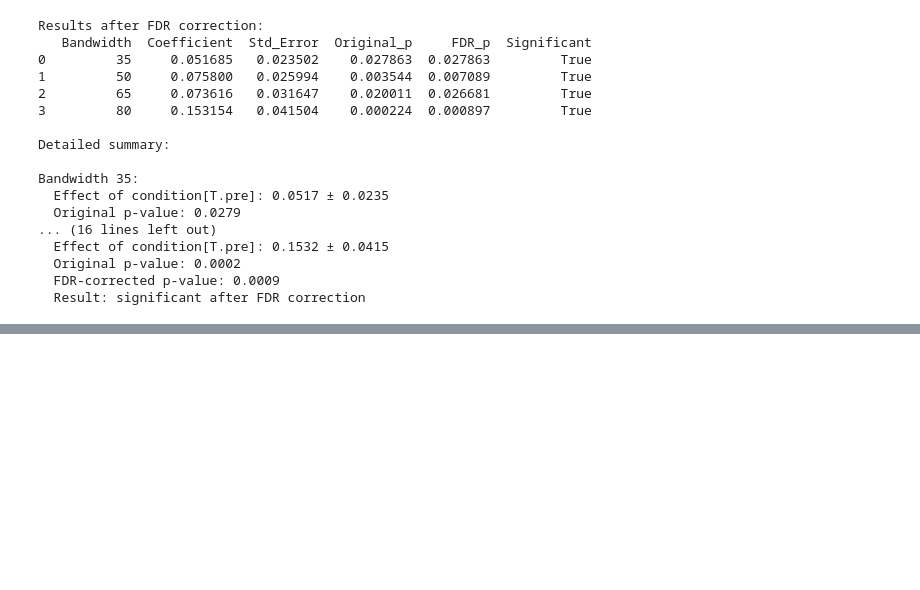
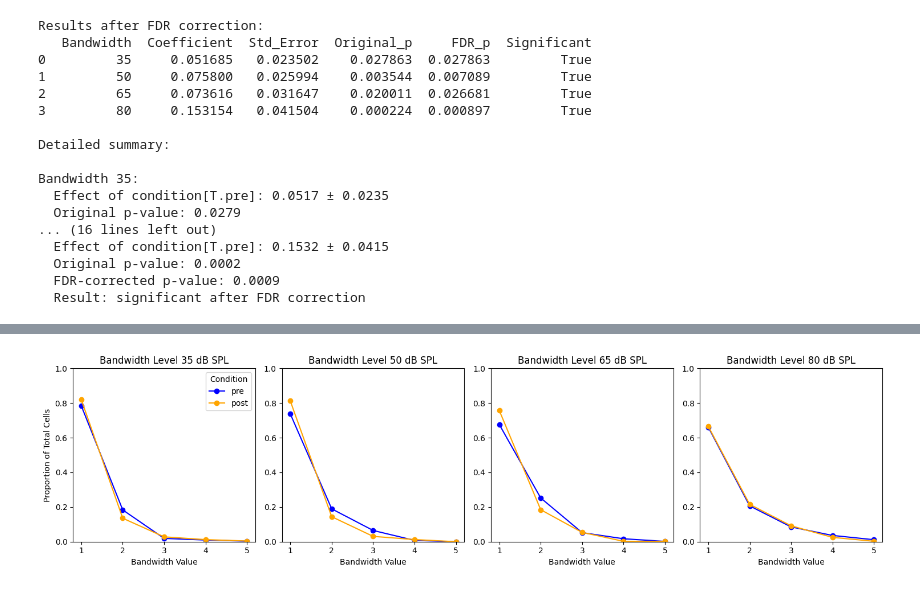
Before and after one commit to ConorLane1995/2Psinapod_E2E_Two_Photon_Neuroimaging_Pipeline, a Jupyter notebook: Feature_Analysis_Notebooks/bandwidth_LMM_analysis.ipynb, the cells around one changed output, grey strips where cells are left out. Saved outputs shown, nothing was run; the diff lists cells and outputs as text; code cells hidden in the pictures; blank space fills up the shorter version.

```diff
--- a/Feature_Analysis_Notebooks/bandwidth_LMM_analysis.ipynb
+++ b/Feature_Analysis_Notebooks/bandwidth_LMM_analysis.ipynb
@@ -399,0 +420,62 @@ Bandwidth 35:
+# %%
+def plot_bandwidth_proportions_pooled(long_df):
+    import matplotlib.pyplot as plt
+    import numpy as np
+    import pandas as pd
+    import matplotlib.ticker as ticker
+
+    bandwidth_levels = [35, 50, 65, 80]
+    fig, axes = plt.subplots(1, 4, figsize=(15, 4))
+    axes = axes.ravel()
+    palette = {"pre": "b", "post": "#FFA500"}  # Orange for 'post'
+
+    for i, level in enumerate(bandwidth_levels):
+        ax = axes[i]
+
+        # Filter for current bandwidth level, including bandwidths 1 to 5
+        subset = long_df[
+            (long_df['bandwidth_level'] == level) &
+            (long_df['bandwidth_value'] >= 1) &
+            (long_df['bandwidth_value'] <= 5)
+        ]
+
+        rows = []
+        for condition in ['pre', 'post']:
+            cond_subset = subset[subset['condition'] == condition]
+            total_cells = len(cond_subset)
+            if total_cells == 0:
+                continue
+
+            for bw in range(1, 6):
+                count = np.sum(cond_subset['bandwidth_value'] == bw)
+                prop = count / total_cells
+                rows.append({
+                    'condition': condition,
+                    'bandwidth_value': bw,
+                    'proportion': prop
+                })
+
+        plot_df = pd.DataFrame(rows)
+
+        for condition, color in palette.items():
+            cond_data = plot_df[plot_df['condition'] == condition]
+            ax.plot(cond_data['bandwidth_value'], cond_data['proportion'],
+                    label=condition, color=color, marker='o', linestyle='-')
+
+        ax.set_title(f'Bandwidth Level {level} dB SPL')
+        ax.set_xlabel('Bandwidth Value')
+        if i == 0:
+            ax.set_ylabel('Proportion of Total Cells')
+            ax.legend(title='Condition')
+
+        ax.set_xlim(0.8, 5.2)
+        ax.set_ylim(0, 1)
+        ax.yaxis.set_major_locator(ticker.MultipleLocator(0.2))
+        ax.xaxis.set_major_locator(ticker.MultipleLocator(1))
+
+    plt.tight_layout()
+    plt.show()
+
+plot_bandwidth_proportions_pooled(prepared_saline)
+# %% [output]
+[figure, added]
```
Also changed, not shown: parts of 31 cells of this notebook, 18 other files.
